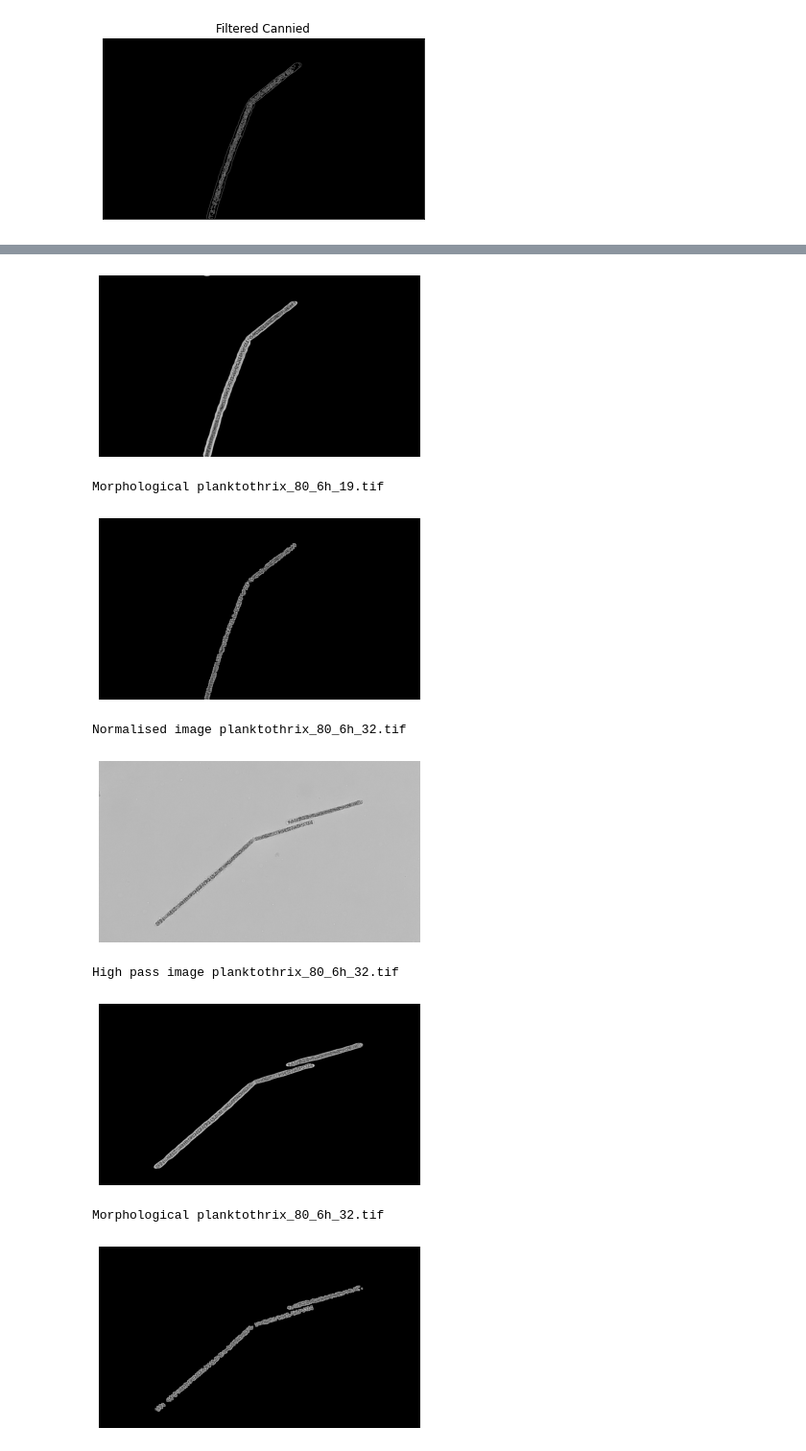
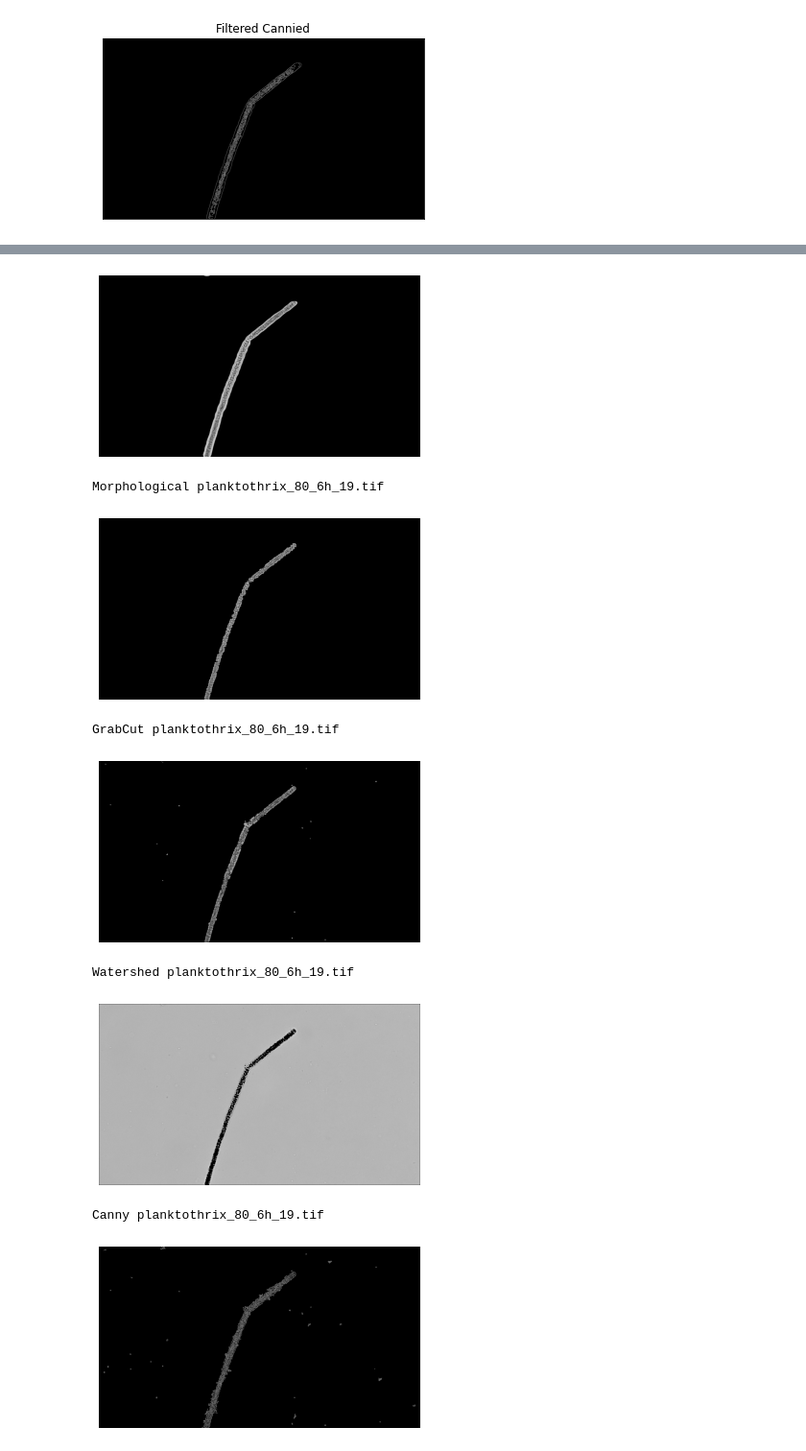
Before and after one commit to pamelaajohnston/micropics, a Jupyter notebook: micropictures.ipynb, the cells around one changed output, grey strips where cells are left out. Shown: that part at 96% size. Saved outputs shown, nothing was run; the diff lists cells and outputs as text; code cells hidden in the pictures.

```diff
--- a/micropictures.ipynb
+++ b/micropictures.ipynb
@@ -123,0 +141,19 @@ plt.show()
+# %%
+def marker(img):
+    gray = cv2.cvtColor(img, cv2.COLOR_BGR2GRAY)
+    ret, thresh = cv2.threshold(gray, 0, 255, cv2.THRESH_BINARY + cv2.THRESH_OTSU)
+    kernel = np.ones((3, 3), np.uint8)
+
+    fg = cv2.erode(thresh, kernel, iterations=1)
+
+    bgt = cv2.dilate(thresh, kernel, iterations=1)
+    ret, bg = cv2.threshold(bgt, 1, 128, 1)
+
+    marker = cv2.add(fg, bg)
+
+    marker32 = np.int32(marker)
+    cv2.watershed(img, marker32)
+    m = cv2.convertScaleAbs(marker32)
+    ret, thresh = cv2.threshold(m, 0, 255, cv2.THRESH_BINARY + cv2.THRESH_OTSU)
+    res = cv2.bitwise_and(img, img, mask=thresh)
+    return res
@@ -150,38 +248,67 @@ def customFilter2(img):
 imageNames = ["planktothrix_80_6h_19.tif", "planktothrix_80_6h_32.tif", "planktothrix_before_22.tif", "planktothrix_before_23.tif"]
 for i in imageNames:
     img = cv2.imread(i,0)
     normalizedImg = cv2.normalize(img,  None, 0, 255, cv2.NORM_MINMAX)
-    img = normalizedImg
-    img_rgb = cv2.cvtColor(img, cv2.COLOR_BGR2RGB)
+    #img = normalizedImg
+    img_rgb = cv2.cvtColor(normalizedImg, cv2.COLOR_BGR2RGB)
     print("Normalised image {}".format(i))
     plt.axis('off')
     plt.imshow(img_rgb)
     plt.savefig("{}_normalised.png".format(i), bbox_inches='tight')
     plt.show()
+    cv2.imwrite("{}_normalised.png".format(i), img_rgb)
     img_f = customFilter(img)
     img_f_rgb = cv2.cvtColor(img_f, cv2.COLOR_BGR2RGB)
     print("High pass image {}".format(i))
     plt.axis('off')
     plt.imshow(img_f_rgb)
     plt.savefig("{}_highpassed.png".format(i), bbox_inches='tight')
     plt.show()
+    cv2.imwrite("{}_highpassed.png".format(i), img_f_rgb)
     img_f2 = customFilter2(img)
     img_f2_rgb = cv2.cvtColor(img_f2, cv2.COLOR_BGR2RGB)
     print("Morphological {}".format(i))
     plt.axis('off')
     plt.imshow(img_f2_rgb)
     plt.savefig("{}_morphological.png".format(i), bbox_inches='tight')
     plt.show()
+    cv2.imwrite("{}_morphological.png".format(i), img_f2_rgb)
+    img_g = grabCut(img_rgb)
+    img_g_rgb = cv2.cvtColor(img_g, cv2.COLOR_BGR2RGB)
+    print("GrabCut {}".format(i))
+    plt.axis('off')
+    plt.imshow(img_g_rgb)
+    plt.savefig("{}_grabcut.png".format(i), bbox_inches='tight')
+    plt.show()
+    cv2.imwrite("{}_grabcut.png".format(i), img_g_rgb)
+    img_w = marker(img_rgb)
+    img_w_rgb = cv2.cvtColor(img_w, cv2.COLOR_BGR2RGB)
+    print("Watershed {}".format(i))
+    plt.axis('off')
+    plt.imshow(img_w_rgb)
+    plt.savefig("{}_watershed.png".format(i), bbox_inches='tight')
+    plt.show()
+    cv2.imwrite("{}_watershed.png".format(i), img_w_rgb)
+
+
+    img_cannied = cv2.Canny(img, 10, 70, 3)
+    img_c_rgb = cv2.cvtColor(img_cannied, cv2.COLOR_BGR2RGB)
+    print("Canny {}".format(i))
+    plt.axis('off')
+    plt.imshow(img_c_rgb)
+    plt.savefig("{}_Canny.png".format(i), bbox_inches='tight')
+    plt.show()
+    cv2.imwrite("{}_Canny.png".format(i), img_c_rgb)
 # %% [output]
 Normalised image planktothrix_80_6h_19.tif
 [figure]
 High pass image planktothrix_80_6h_19.tif
 [figure]
 Morphological planktothrix_80_6h_19.tif
 [figure]
-Normalised image planktothrix_80_6h_32.tif
+GrabCut planktothrix_80_6h_19.tif
-[figure, old version]
+[figure, new version]
-High pass image planktothrix_80_6h_32.tif
+Watershed planktothrix_80_6h_19.tif
-[figure, old version]
+[figure, new version]
-Morphological planktothrix_80_6h_32.tif
+Canny planktothrix_80_6h_19.tif
-[figure, old version]
+[figure, new version]
```
Also changed, not shown: parts of 4 cells of this notebook, 1 other file.
